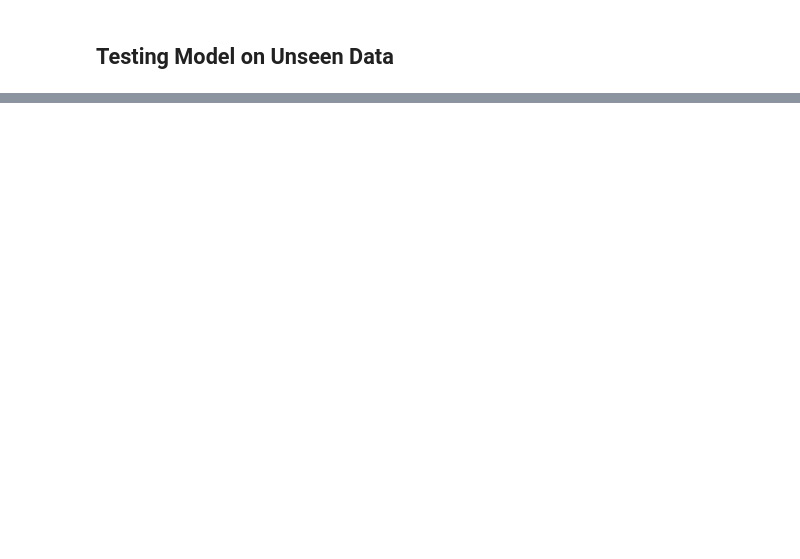
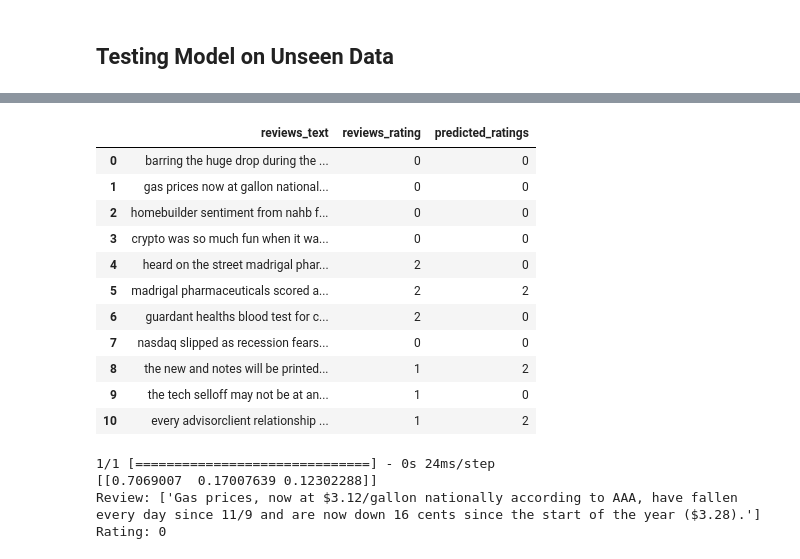
Before and after one commit to CCCaLebF/nlp-sentiment-analysis, a Jupyter notebook: preprocessing_balanced.ipynb, the cells around one changed output, grey strips where cells are left out. Saved outputs shown, nothing was run; the diff lists cells and outputs as text; code cells hidden in the pictures; blank space fills up the shorter version.

```diff
--- a/preprocessing_balanced.ipynb
+++ b/preprocessing_balanced.ipynb
@@ -385,16 +377,16 @@ import keras_tuner as kt
 
 def model_building (hp):
 
-    embedding_dims = hp.Int('output_dim', min_value=8, max_value=128, step=8)
-    dense_units = hp.Int('units', min_value=8, max_value=128, step=8)
-    dropout = hp.Int('dropout', min_value=8, max_value=128, step=8)
-    lstm_units = hp.Int('units', min_value=8, max_value=128, step=8)
+    # embedding_dims = hp.Int('output_dim', min_value=8, max_value=128, step=8)
+    # dense_units = hp.Int('units', min_value=8, max_value=128, step=8)
+    dropout_rate = hp.Choice('rate', values=[0.2,0.3,0.4,0.5])
+    lstm_units = hp.Int('units', min_value=8, max_value=256, step=8)
 
-    embedding_layer = tf.keras.layers.Embedding(vocab_length, embedding_dims=embedding_dims, weights=[embedding_matrix], input_length=max_length, trainable=False)
+    embedding_layer = tf.keras.layers.Embedding(vocab_length, 100, weights=[embedding_matrix], input_length=max_length, trainable=False) # embedding dims need to be 100
     model = Sequential()
     model.add(embedding_layer)
-    model.add(tf.keras.layers.LSTM(units=lstm_units, dropout=dropout))
-    model.add(tf.keras.layers.Dense(units=dense_units, activation='softmax'))
+    model.add(tf.keras.layers.LSTM(units=lstm_units, dropout=dropout_rate))
+    model.add(tf.keras.layers.Dense(3, activation='softmax')) # no need to optimize output layer as there are only 3 classes
     model.compile(optimizer='adam', loss='categorical_crossentropy', metrics=['accuracy'])
 
     return model
@@ -402,7 +394,8 @@ def model_building (hp):
 tuner = kt.Hyperband(model_building,
                      objective='val_accuracy',
                      max_epochs=10,
-                     factor=3)
+                     factor=3,
+                     overwrite=True,)
 # %%
 callback = tf.keras.callbacks.EarlyStopping(monitor='val_loss', patience=3)
 # %%
@@ -416,2 +428,2 @@ hypermodel_rs = tuner.hypermodel.build(best_hps_rs)
 # %%
-history = hypermodel_rs.fit(training_padded, training_labels, epochs=10, validation_data=(test_padded, test_labels), callbacks=[callback])
+history = hypermodel_rs.fit(training_padded, training_labels, epochs=30, validation_data=(test_padded, test_labels), callbacks=[callback])
@@ -435,9 +468,10 @@ unseen_tokenized = tokenizer.texts_to_sequences(unseen_reviews)
 unseen_padded = pad_sequences(unseen_tokenized, padding='post',maxlen=max_length)
 # %%
 predicted_ratings = []
-sentiments = model.predict(unseen_padded)
+sentiments = hypermodel_rs.predict(unseen_padded)
 for sentiment in sentiments:
   predicted_ratings.append(np.argmax(sentiment))
 
 unseen["predicted_ratings"] = predicted_ratings
 unseen
+# %% [output]
@@ -444,9 +479,27 @@ unseen
+|  | reviews_text | reviews_rating | predicted_ratings |
+| 0 | barring the huge drop during the ... | 0 | 0 |
+| 1 | gas prices now at gallon national... | 0 | 0 |
+| 2 | homebuilder sentiment from nahb f... | 0 | 0 |
+| 3 | crypto was so much fun when it wa... | 0 | 0 |
+| 4 | heard on the street madrigal phar... | 2 | 0 |
+| 5 | madrigal pharmaceuticals scored a... | 2 | 2 |
+| 6 | guardant healths blood test for c... | 2 | 0 |
+| 7 | nasdaq slipped as recession fears... | 0 | 0 |
+| 8 | the new and notes will be printed... | 1 | 2 |
+| 9 | the tech selloff may not be at an... | 1 | 0 |
+| 10 | every advisorclient relationship ... | 1 | 2 |
 # %%
-sentence = ["service was good and food was insanely good"]
+# tweet from @bespokinvest from twitter regarding oil prices
+sentence = ["Gas prices, now at $3.12/gallon nationally according to AAA, have fallen every day since 11/9 and are now down 16 cents since the start of the year ($3.28)."]
 sequences = tokenizer.texts_to_sequences(sentence)
 padded = pad_sequences(sequences, maxlen=max_length, padding=padding_type, truncating=trunc_type)
-output= model.predict(padded)
+output= hypermodel_rs.predict(padded)
 
 print(output)
 print("Review:", sentence)
 print("Rating:", np.argmax(output, axis=None, out=None))
+# %% [output]
+1/1 [==============================] - 0s 24ms/step
+[[0.7069007  0.17007639 0.12302288]]
+Review: ['Gas prices, now at $3.12/gallon nationally according to AAA, have fallen every day since 11/9 and are now down 16 cents since the start of the year ($3.28).']
+Rating: 0
```
Also changed, not shown: parts of 9 cells of this notebook, 1 other file.
